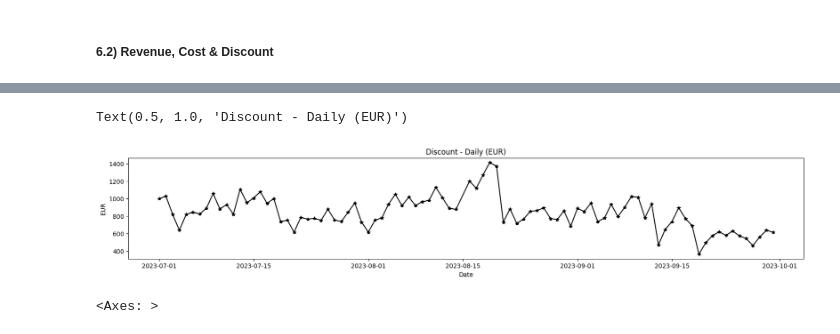
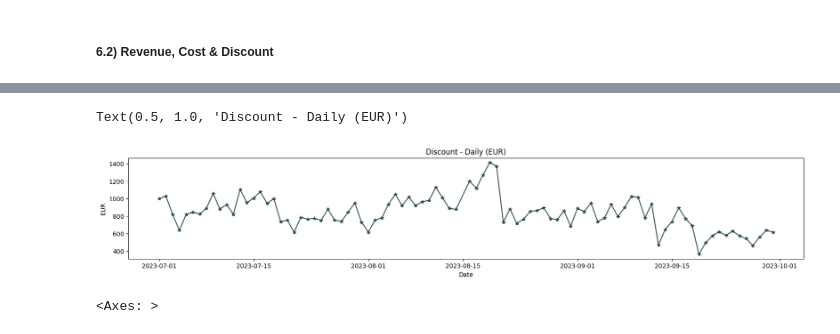
Before and after one commit to jsamu1994/data-challenge-jan-2024, a Jupyter notebook: python_files/exploring_dataset_1.ipynb, the cells around one changed output, grey strips where cells are left out. Cells and saved outputs as stored; diff of their text form; code cells hidden in the pictures.

```diff
--- a/python_files/exploring_dataset_1.ipynb
+++ b/python_files/exploring_dataset_1.ipynb
@@ -269,14 +276,14 @@ plt.legend(["Revenue","Cost"])
 # %%
 # Discount Daily
 plt.figure(figsize=(20,3))
 
-plt.plot(df_revenue_daily ["Time"], df_revenue_daily ["Discount"], marker = "*", color = "black")
+plt.plot(df_revenue_daily ["Time"], df_revenue_daily ["Discount"], marker = "*", color = "darkslategrey")
 plt.ylabel('EUR')
 plt.xlabel('Date')
 plt.title("Discount - Daily (EUR)")
 # %% [output]
 Text(0.5, 1.0, 'Discount - Daily (EUR)')
-[figure, old version]
+[figure, new version]
 # %%
 weekref = {0:'2 - Monday', 1:'3 - Tuesday', 2:'4 - Wednesady ', 3:'5 - Thursday', 4:'6 - Friday', 5:'7 - Saturday', 6:'1 - Sunday'}
 df_revenue_daily['Week Day'] = df_revenue_daily["Time"].apply(lambda x: weekref[x.weekday()])
```
Also changed, not shown: parts of 14 cells of this notebook.
